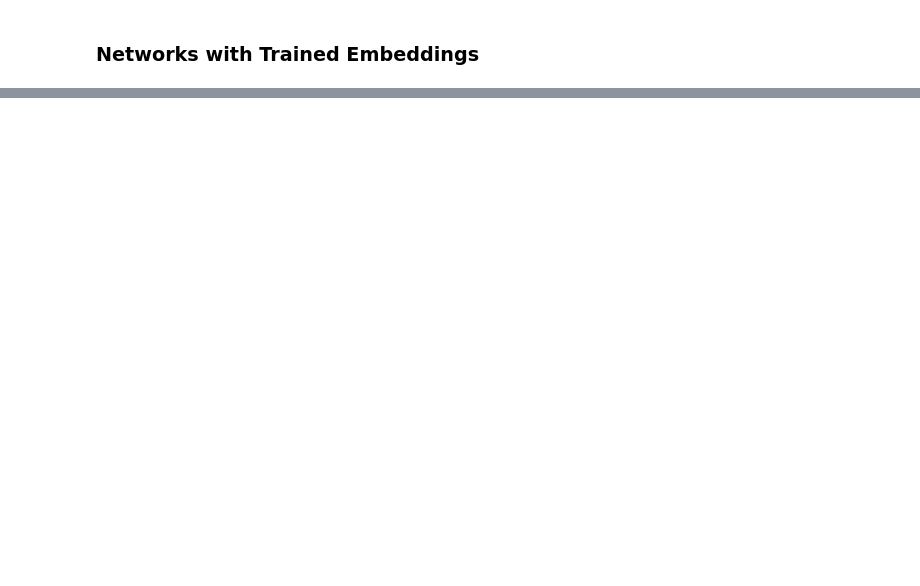
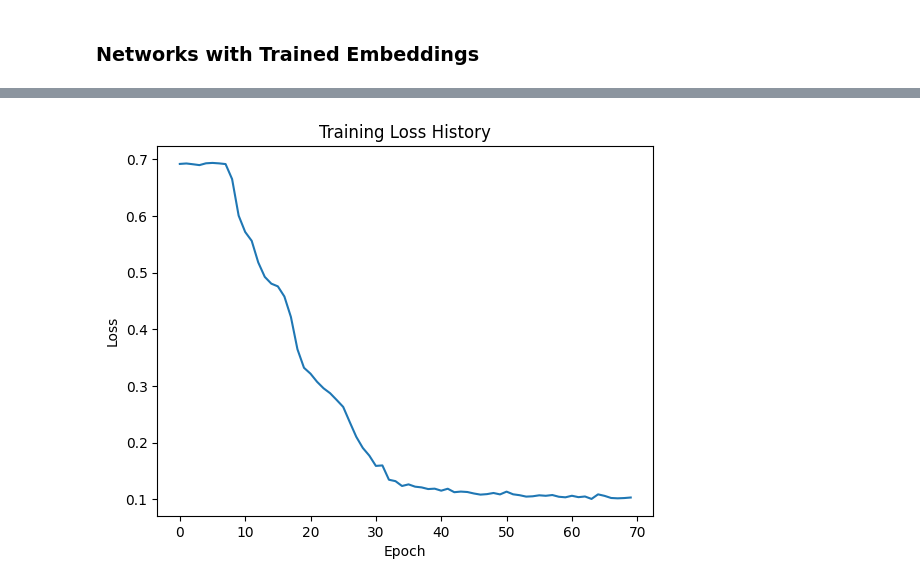
Before and after one commit to yashc73080/CS462-Deep-Learning, a Jupyter notebook: HW3/sequences.ipynb, the cells around one changed output, grey strips where cells are left out. Cells and saved outputs as stored; diff of their text form; code cells hidden in the pictures; blank space fills up the shorter version.

```diff
--- a/HW3/sequences.ipynb
+++ b/HW3/sequences.ipynb
@@ -629,9 +645,9 @@ Test Accuracy: 49.56%
 # %% [markdown]
 ### Networks with Trained Embeddings
 # %%
-te_summary_model = SummaryNetwork(fixed_embed=False, embedding_dim=2, hidden_size=64, num_layers=1, summary_dim=32, device=device)
-te_query_model = QueryNetwork(summary_dim=32, q_embed_dim=2, device=device)
-te_summary_model, te_query_model, te_loss_history = train_summary_query_model(te_summary_model, te_query_model, train_loader, num_epochs=30, lr=0.001, plot=True, device=device)
+te_summary_model = SummaryNetwork(fixed_embed=False, embedding_dim=2, hidden_size=128, num_layers=2, summary_dim=32, device=device)
+te_query_model = QueryNetwork(summary_dim=32, embedding_layer=te_summary_model.embedding, device=device)
+te_summary_model, te_query_model, te_loss_history = train_summary_query_model(te_summary_model, te_query_model, train_loader, num_epochs=70, lr=0.001, plot=True, device=device)
 
 print(f'Final Training Loss: {te_loss_history[-1]:.4f}')
 # %% [output]
@@ -640,0 +669 @@ Epoch 11/30, Loss: 0.6927
+[figure, added]
```
Also changed, not shown: parts of 10 cells of this notebook.
